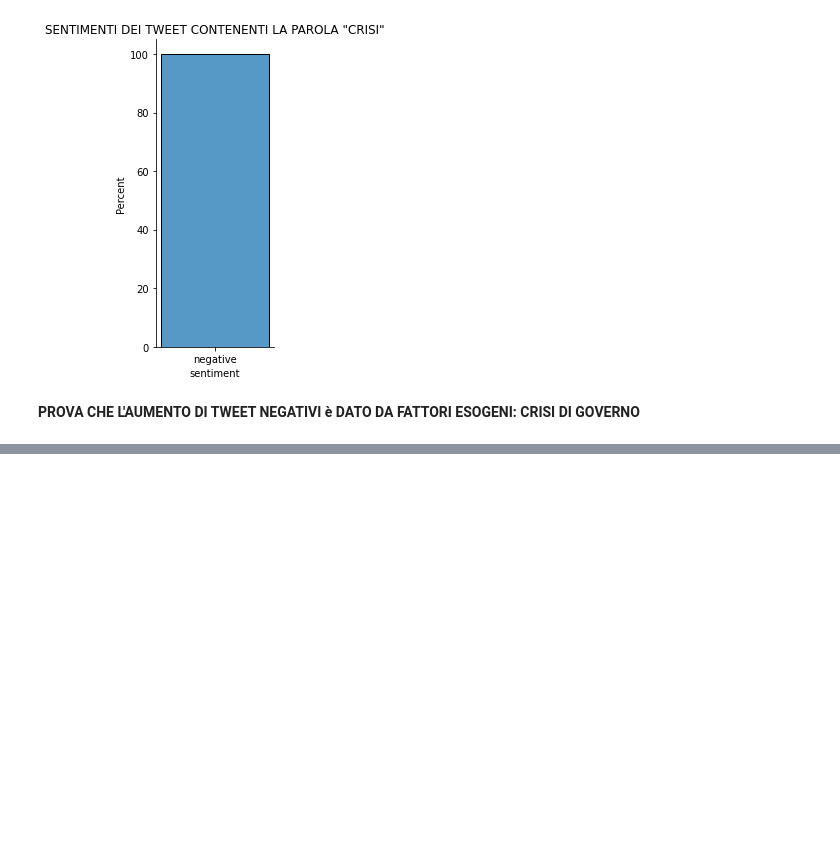
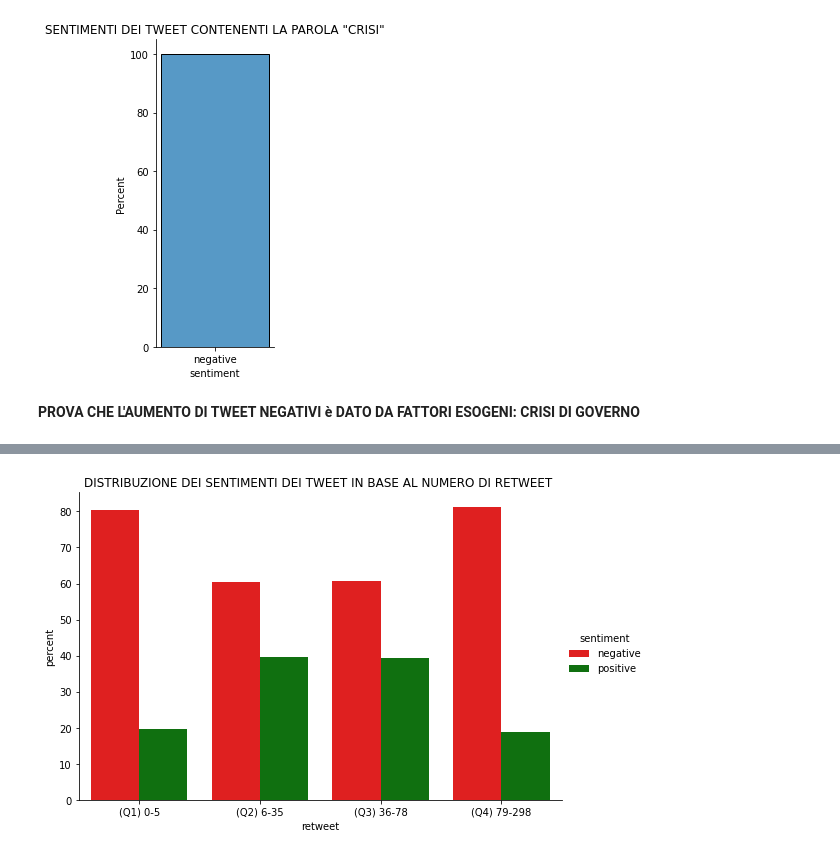
Before and after one commit to paolofesta/prove, a Jupyter notebook: TESI.ipynb, the cells around one changed output, grey strips where cells are left out. Drawn from its saved outputs; the diff is of its cells as text; code cells hidden in the pictures; blank space fills up the shorter version.

```diff
--- a/TESI.ipynb
+++ b/TESI.ipynb
@@ -874,0 +945,10 @@ print()
+# %%
+z={'percent':[(2583/3218)*100,(635/3218)*100,(1862/3086)*100,(1224/3086)*100,(1919/3158)*100,(1239/3158)*100,(2516/3098)*100,(582/3098)*100],'sentiment':['negative','positive','negative','positive','negative','positive','negative','positive'],'retweet':['(Q1) 0-5','(Q1) 0-5','(Q2) 6-35','(Q2) 6-35','(Q3) 36-78','(Q3) 36-78','(Q4) 79-298','(Q4) 79-298']}
+df1=pd.DataFrame(data=z)
+# %%
+sns.catplot(data=df1,x='retweet',y='percent',hue='sentiment',palette=['r','g'],kind="bar",aspect=1.5)
+plt.title('DISTRIBUZIONE DEI SENTIMENTI DEI TWEET IN BASE AL NUMERO DI RETWEET ')
+
+print()
+# %% [output]
+[figure, added]
```
Also changed, not shown: parts of 10 cells of this notebook.
